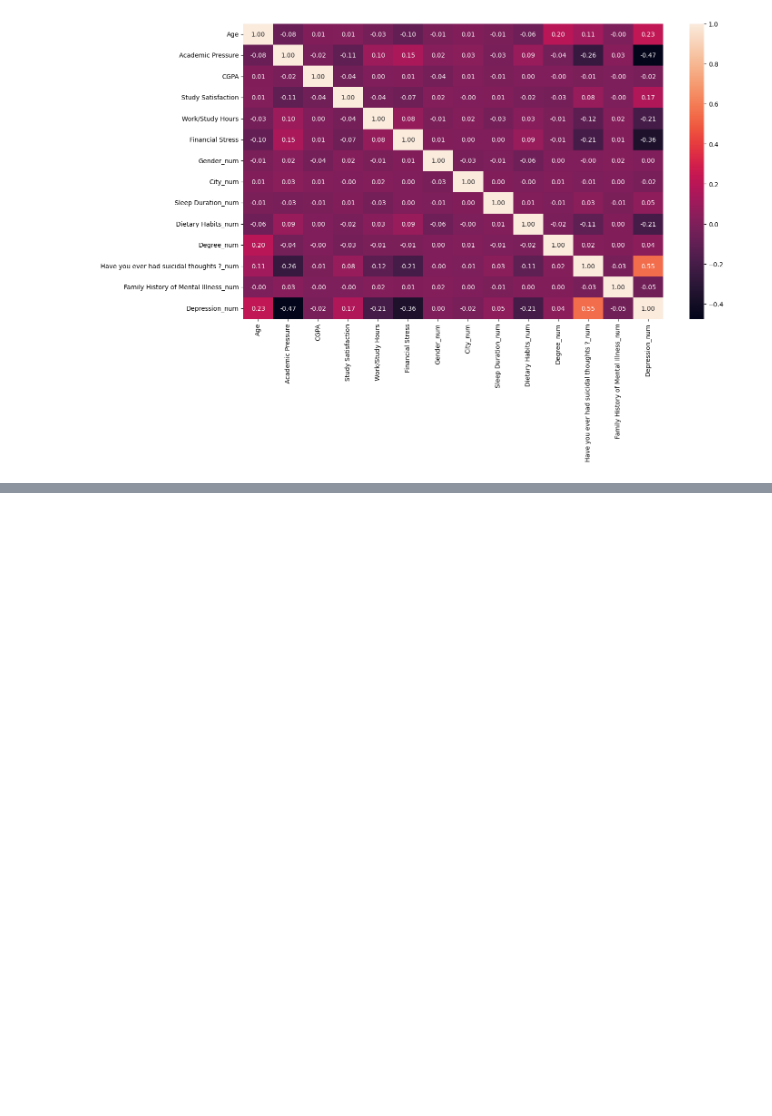
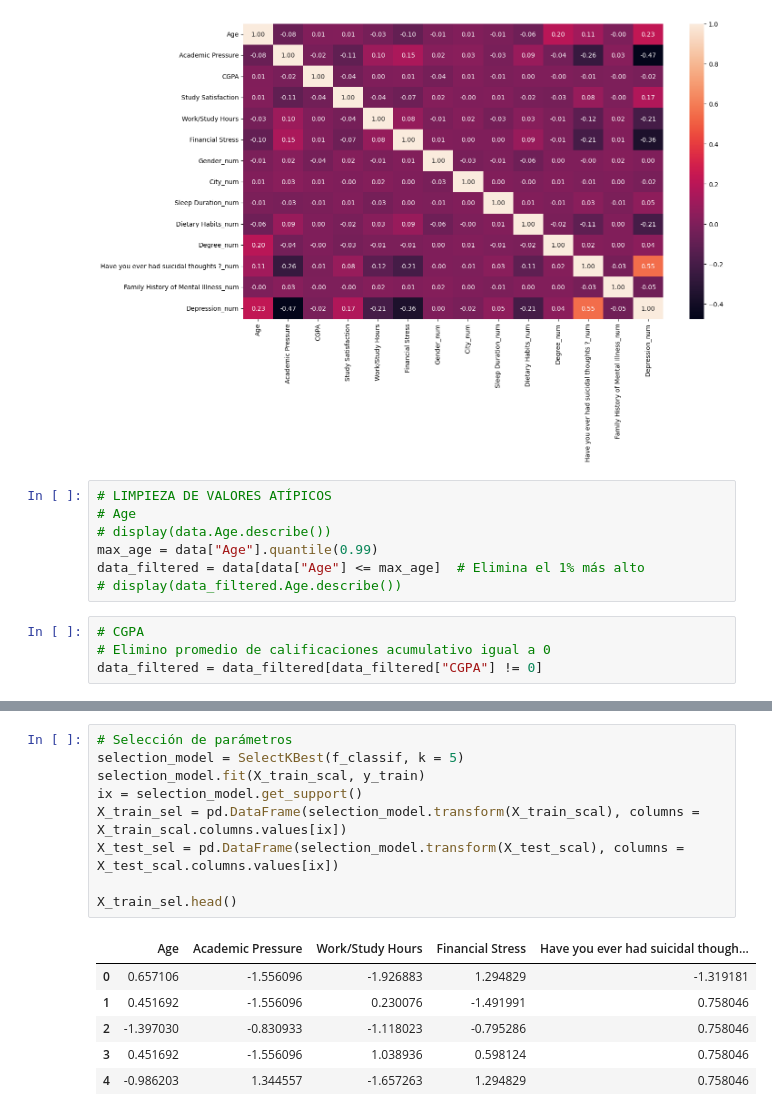
Before and after one commit to SSergito/student-depression-ML, a Jupyter notebook: src/explore.ipynb, the cells around one changed output, grey strips where cells are left out. Drawn from its saved outputs; the diff is of its cells as text; blank space fills up the shorter version.

Commit message:
Models

```diff
--- a/src/explore.ipynb
+++ b/src/explore.ipynb
@@ -262,3 +296,14 @@ plt.show()
 del data_temp
 # %% [output]
 [figure]
+# %%
+# LIMPIEZA DE VALORES ATÍPICOS
+# Age
+# display(data.Age.describe())
+max_age = data["Age"].quantile(0.99)
+data_filtered = data[data["Age"] <= max_age]  # Elimina el 1% más alto
+# display(data_filtered.Age.describe())
+# %%
+# CGPA
+# Elimino promedio de calificaciones acumulativo igual a 0
+data_filtered = data_filtered[data_filtered["CGPA"] != 0]
@@ -264,0 +430,16 @@ del data_temp
+# %%
+# Selección de parámetros
+selection_model = SelectKBest(f_classif, k = 5)
+selection_model.fit(X_train_scal, y_train)
+ix = selection_model.get_support()
+X_train_sel = pd.DataFrame(selection_model.transform(X_train_scal), columns = X_train_scal.columns.values[ix])
+X_test_sel = pd.DataFrame(selection_model.transform(X_test_scal), columns = X_test_scal.columns.values[ix])
+
+X_train_sel.head()
+# %% [output]
+|  | Age | Academic Pressure | Work/Study Hours | Financial Stress | Have you ever had suicidal though... |
+| 0 | 0.657106 | -1.556096 | -1.926883 | 1.294829 | -1.319181 |
+| 1 | 0.451692 | -1.556096 | 0.230076 | -1.491991 | 0.758046 |
+| 2 | -1.397030 | -0.830933 | -1.118023 | -0.795286 | 0.758046 |
+| 3 | 0.451692 | -1.556096 | 1.038936 | 0.598124 | 0.758046 |
+| 4 | -0.986203 | 1.344557 | -1.657263 | 1.294829 | 0.758046 |
```
Also changed, not shown: parts of 21 cells of this notebook, 2 other files.
